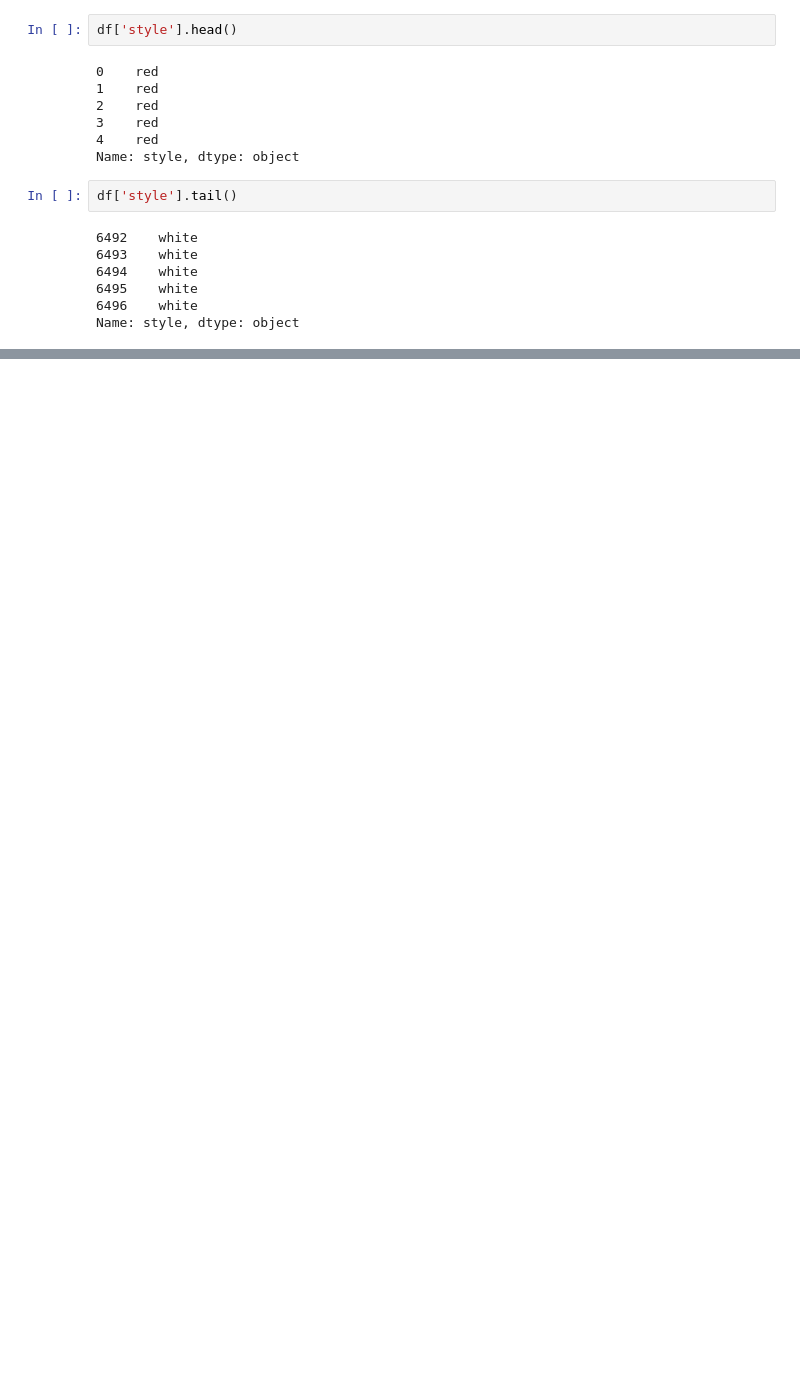
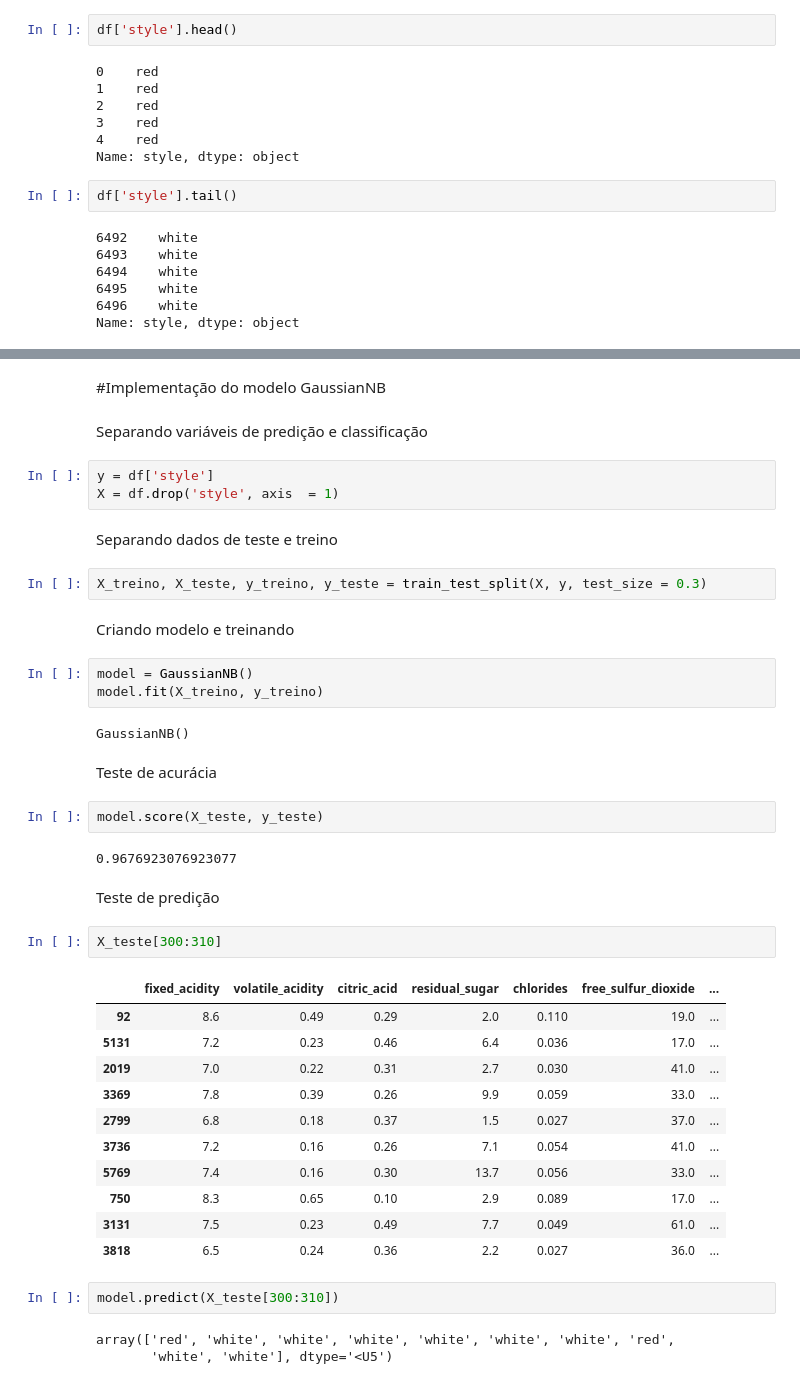
Before and after one commit to julioloch/pratica-data-cience-desco, a Jupyter notebook: Aula_6_PeR_Julio_Loch_Pratica_integradora_de_ciência_de_dados.ipynb, the cells around one changed output, grey strips where cells are left out. Drawn from its saved outputs; the diff is of its cells as text; blank space fills up the shorter version.

```diff
--- a/Aula_6_PeR_Julio_Loch_Pratica_integradora_de_ciência_de_dados.ipynb
+++ b/Aula_6_PeR_Julio_Loch_Pratica_integradora_de_ciência_de_dados.ipynb
@@ -138,0 +199,45 @@ Name: style, dtype: object
+# %% [markdown]
+#Implementação do modelo GaussianNB
+# %% [markdown]
+Separando variáveis de predição e classificação
+# %%
+y = df['style']
+X = df.drop('style', axis  = 1)
+# %% [markdown]
+Separando dados de teste e treino
+# %%
+X_treino, X_teste, y_treino, y_teste = train_test_split(X, y, test_size = 0.3)
+# %% [markdown]
+Criando modelo e treinando
+# %%
+model = GaussianNB()
+model.fit(X_treino, y_treino)
+# %% [output]
+GaussianNB()
+# %% [markdown]
+Teste de acurácia
+# %%
+model.score(X_teste, y_teste)
+# %% [output]
+0.9676923076923077
+# %% [markdown]
+Teste de predição
+# %%
+X_teste[300:310]
+# %% [output]
+|  | fixed_acidity | volatile_acidity | citric_acid | residual_sugar | chlorides | free_sulfur_dioxide | ... |
+| 92 | 8.6 | 0.49 | 0.29 | 2.0 | 0.110 | 19.0 | ... |
+| 5131 | 7.2 | 0.23 | 0.46 | 6.4 | 0.036 | 17.0 | ... |
+| 2019 | 7.0 | 0.22 | 0.31 | 2.7 | 0.030 | 41.0 | ... |
+| 3369 | 7.8 | 0.39 | 0.26 | 9.9 | 0.059 | 33.0 | ... |
+| 2799 | 6.8 | 0.18 | 0.37 | 1.5 | 0.027 | 37.0 | ... |
+| 3736 | 7.2 | 0.16 | 0.26 | 7.1 | 0.054 | 41.0 | ... |
+| 5769 | 7.4 | 0.16 | 0.30 | 13.7 | 0.056 | 33.0 | ... |
+| 750 | 8.3 | 0.65 | 0.10 | 2.9 | 0.089 | 17.0 | ... |
+| 3131 | 7.5 | 0.23 | 0.49 | 7.7 | 0.049 | 61.0 | ... |
+| 3818 | 6.5 | 0.24 | 0.36 | 2.2 | 0.027 | 36.0 | ... |
+# %%
+model.predict(X_teste[300:310])
+# %% [output]
+array(['red', 'white', 'white', 'white', 'white', 'white', 'white', 'red',
+       'white', 'white'], dtype='<U5')
```
Also changed, not shown: parts of 10 cells of this notebook.
